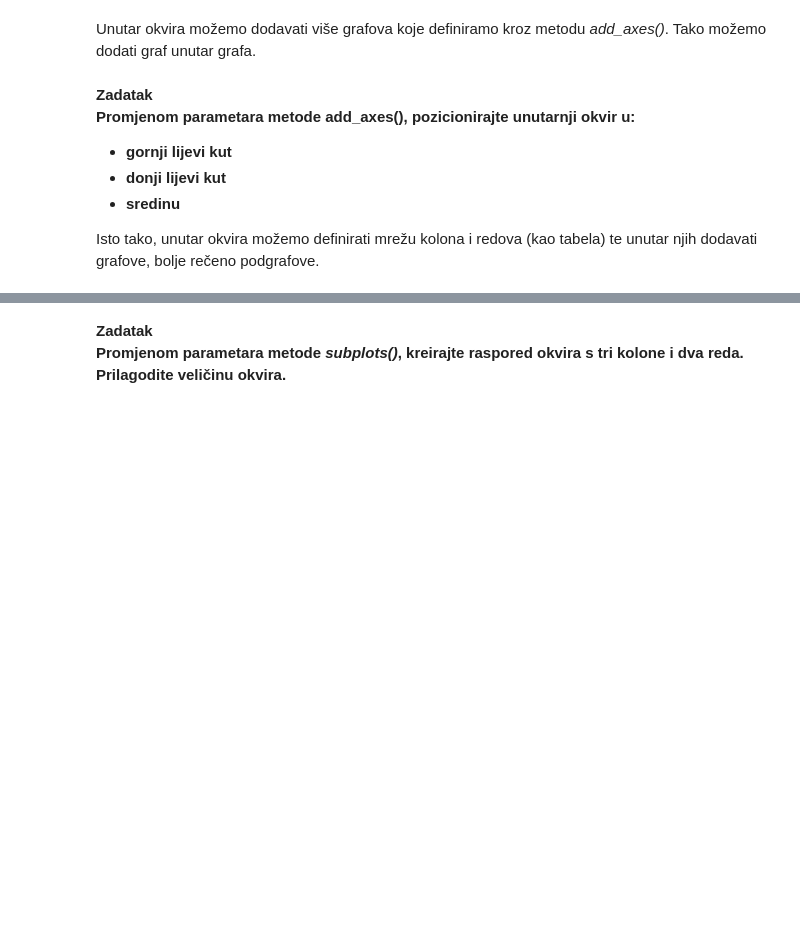
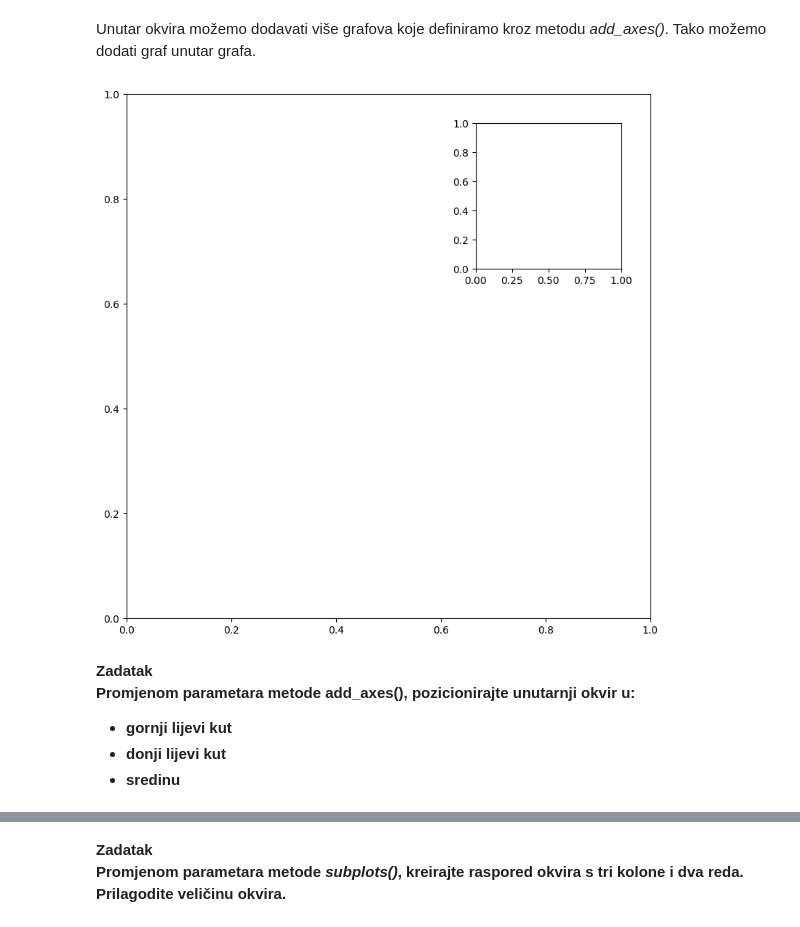
Before and after one commit to py-dev-algebra/py-jupyter-nb, a Jupyter notebook: 03 - Matplotlib/Matplotlib vizualizacija podataka.ipynb, the cells around one changed output, grey strips where cells are left out. Drawn from its saved outputs; the diff is of its cells as text; code cells hidden in the pictures; blank space fills up the shorter version.

```diff
--- a/03 - Matplotlib/Matplotlib vizualizacija podataka.ipynb
+++ b/03 - Matplotlib/Matplotlib vizualizacija podataka.ipynb
@@ -149,10 +168,14 @@ Ako želimo vratiti incijalne postavke, jednostavno pozovemo *plt.rcdefaults()*
 # %% [markdown]
 Unutar okvira možemo dodavati više grafova koje definiramo kroz metodu *add_axes()*. Tako možemo dodati graf unutar grafa.
+# %%
+okvir = plt.figure(figsize=(8, 8))
+vanjski_graf = okvir.add_axes([0.1, 0.1, 0.9, 0.9])
+unutarnji_graf = okvir.add_axes([0.7, 0.7, 0.25, 0.25])
+# %% [output]
+[figure, added]
 # %% [markdown]
 **Zadatak**<br>
 **Promjenom parametara metode add_axes(), pozicionirajte unutarnji okvir u:**
 - **gornji lijevi kut**
 - **donji lijevi kut**
 - **sredinu**
-
-Isto tako, unutar okvira možemo definirati mrežu kolona i redova (kao tabela) te unutar njih dodavati grafove, bolje rečeno podgrafove.
```
Also changed, not shown: parts of 12 cells of this notebook.
